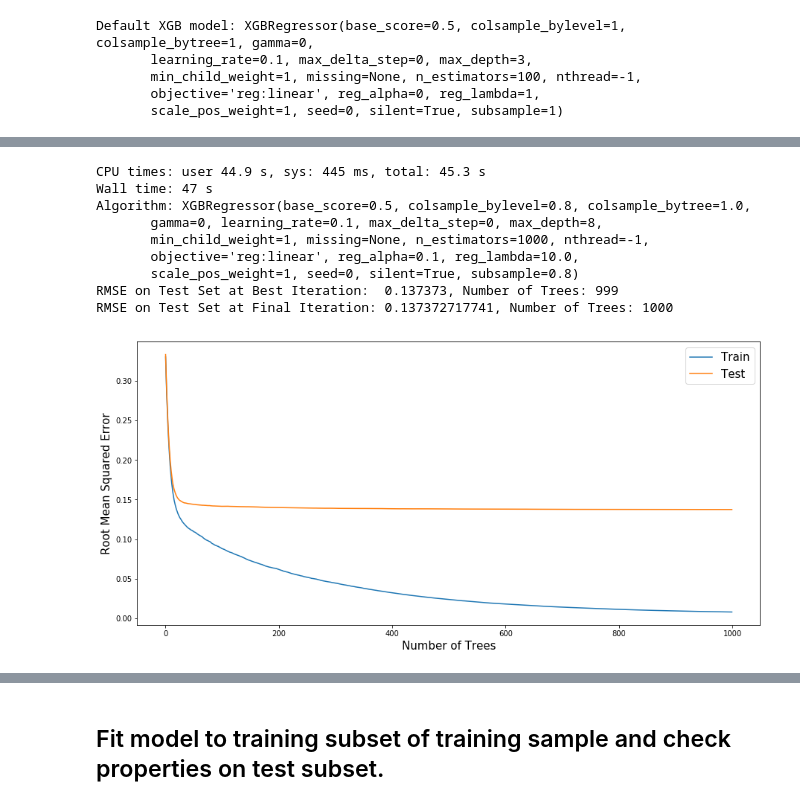
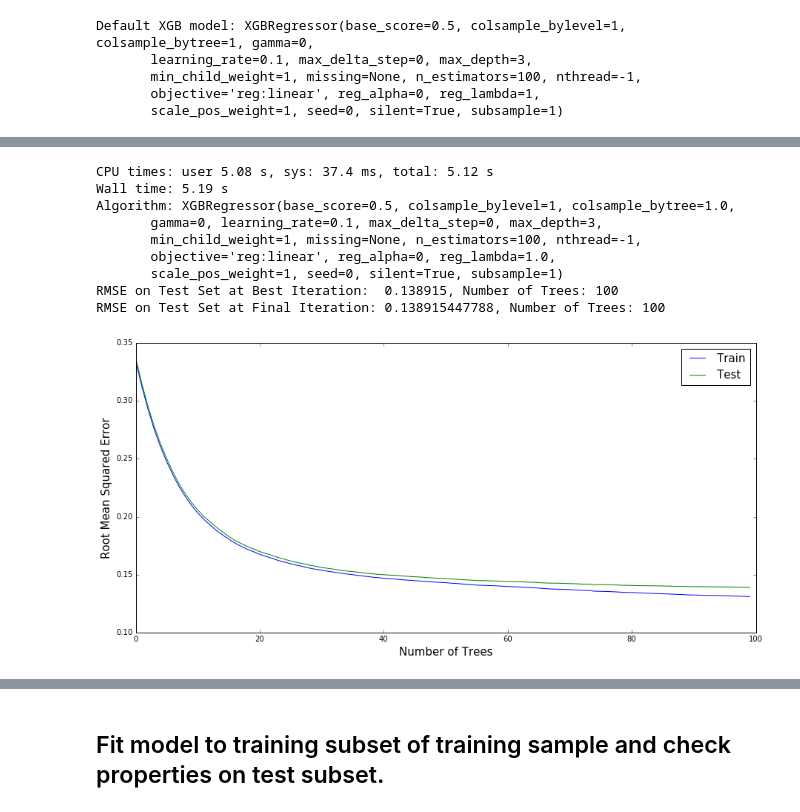
Before and after one commit to LucDemortier/WindTurbineOutputPrediction, a Jupyter notebook: 5_xgboost_regressor.ipynb, the cells around one changed output, grey strips where cells are left out. Drawn from its saved outputs; the diff is of its cells as text; code cells hidden in the pictures.

```diff
--- a/5_xgboost_regressor.ipynb
+++ b/5_xgboost_regressor.ipynb
@@ -49,7 +50,7 @@ Load preprocessed training data set and split it into training and testing subse
 '''
 # Set input parameters
 N_train           = 10000 # Size of training subset within training data set
-rmws              = 3     # Rolling mean window size
+rmws              = 1     # Rolling mean window size
 nturbines         = 10    # Number of different turbines in data set
 wind_measurements = [1, 2, 3, 4, 6, 7, 9, 10]
 gamlss            = False  # Flag to enable analysis on the same predictors as the gamlss analysis
@@ -65,7 +66,8 @@ elif rmws==3:
     rm = "_rm3_"
 #    TrainingDataFile = "data/Train_pp_2017_03_09_17_07_30.pkl" # With rolling means over 3 measurements
 #    TrainingDataFile = "data/Train_pp_2017_03_10_15_37_41.pkl" # Rolling means over 3 measurements
-    TrainingDataFile = "data/Train_pp_2017_03_27_17_43_43.pkl" # Rolling means over 3 measurements, dups removed
+#    TrainingDataFile = "data/Train_pp_2017_03_27_17_43_43.pkl" # Rolling means over 3 measurements, dups removed
+    TrainingDataFile = "data/Train_pp_2017_10_22_17_15_21.pkl" # Rolling means over 3 measurements, dups removed
 elif rmws==4:
     rm = "_rm4_"
     TrainingDataFile = "data/Train_pp_2017_03_11_02_06_50.pkl" # Rolling means over 4 measurements
@@ -141,9 +143,9 @@ Default XGB model: XGBRegressor(base_score=0.5, colsample_bylevel=1, colsample_b
 Set default hyperparameter values, then monitor model performance (rmse) as trees are added.
 '''
 
-defaults = {'objective': 'reg:linear', 'n_estimators': 1000, 'max_depth': 8, 'learning_rate': 0.1,
-            'subsample': 0.8, 'colsample_bytree': 1.0, 'colsample_bylevel': 0.8,
-            'reg_alpha': 0.1, 'reg_lambda': 10.0,
+defaults = {'objective': 'reg:linear', 'n_estimators': 100, 'max_depth': 3, 'learning_rate': 0.1,
+            'subsample': 1, 'colsample_bytree': 1.0, 'colsample_bylevel': 1,
+            'reg_alpha': 0, 'reg_lambda': 1.0,
             'seed': 0, 'nthread': -1, 'silent': True}
 
 target = targets[8]
@@ -151,43 +153,43 @@ target = targets[8]
 # Fit model to training data
 xgb1     = XGBRegressor(**defaults)
 eval_set = [(df0_train[predictors], df0_train[target]),
             (df0_test[predictors], df0_test[target])]
 %time xgb1.fit(df0_train[predictors], df0_train[target], eval_metric=["rmse"], eval_set=eval_set, verbose=False)
 
 # Make predictions for test data
 df0_test_predictions = xgb1.predict(df0_test[predictors])
 
 # Retrieve performance metrics
 results             = xgb1.evals_result()
 min_index, min_rmse = min(enumerate(results['validation_1']['rmse']), key=itemgetter(1))
 n_trees_best        = min_index + 1
 rmse_test           = np.sqrt(mean_squared_error(df0_test[target].values, df0_test_predictions))
 n_trees_final       = len(results['validation_1']['rmse'])
 print('Algorithm: {0}'.format(xgb1))
 print("RMSE on Test Set at Best Iteration:  {0}, Number of Trees: {1}".format(min_rmse, n_trees_best))
 print("RMSE on Test Set at Final Iteration: {0}, Number of Trees: {1}".format(rmse_test, n_trees_final))
 
 #  Plot learning curves
 epochs = len(results['validation_0']['rmse'])
 x_axis = range(0, epochs)
 fig, axis = plt.subplots(nrows=1, ncols=1, figsize=(15, 7))
 axis.plot(x_axis, results['validation_0']['rmse'], label='Train')
 axis.plot(x_axis, results['validation_1']['rmse'], label='Test')
 axis.legend(fontsize=15)
 axis.set_xlabel('Number of Trees', fontsize=15)
 axis.set_ylabel('Root Mean Squared Error', fontsize=15)
 plt.show()
 # %% [output]
-CPU times: user 44.9 s, sys: 445 ms, total: 45.3 s
-Wall time: 47 s
-Algorithm: XGBRegressor(base_score=0.5, colsample_bylevel=0.8, colsample_bytree=1.0,
-       gamma=0, learning_rate=0.1, max_delta_step=0, max_depth=8,
-       min_child_weight=1, missing=None, n_estimators=1000, nthread=-1,
-       objective='reg:linear', reg_alpha=0.1, reg_lambda=10.0,
-       scale_pos_weight=1, seed=0, silent=True, subsample=0.8)
-RMSE on Test Set at Best Iteration:  0.137373, Number of Trees: 999
-RMSE on Test Set at Final Iteration: 0.137372717741, Number of Trees: 1000
+CPU times: user 5.08 s, sys: 37.4 ms, total: 5.12 s
+Wall time: 5.19 s
+Algorithm: XGBRegressor(base_score=0.5, colsample_bylevel=1, colsample_bytree=1.0,
+       gamma=0, learning_rate=0.1, max_delta_step=0, max_depth=3,
+       min_child_weight=1, missing=None, n_estimators=100, nthread=-1,
+       objective='reg:linear', reg_alpha=0, reg_lambda=1.0,
+       scale_pos_weight=1, seed=0, silent=True, subsample=1)
+RMSE on Test Set at Best Iteration:  0.138915, Number of Trees: 100
+RMSE on Test Set at Final Iteration: 0.138915447788, Number of Trees: 100
-[figure, old version]
+[figure, new version]
 # %% [markdown]
 <a id='Cell5'></a>
 # %%
```
Also changed, not shown: parts of 21 cells of this notebook.
